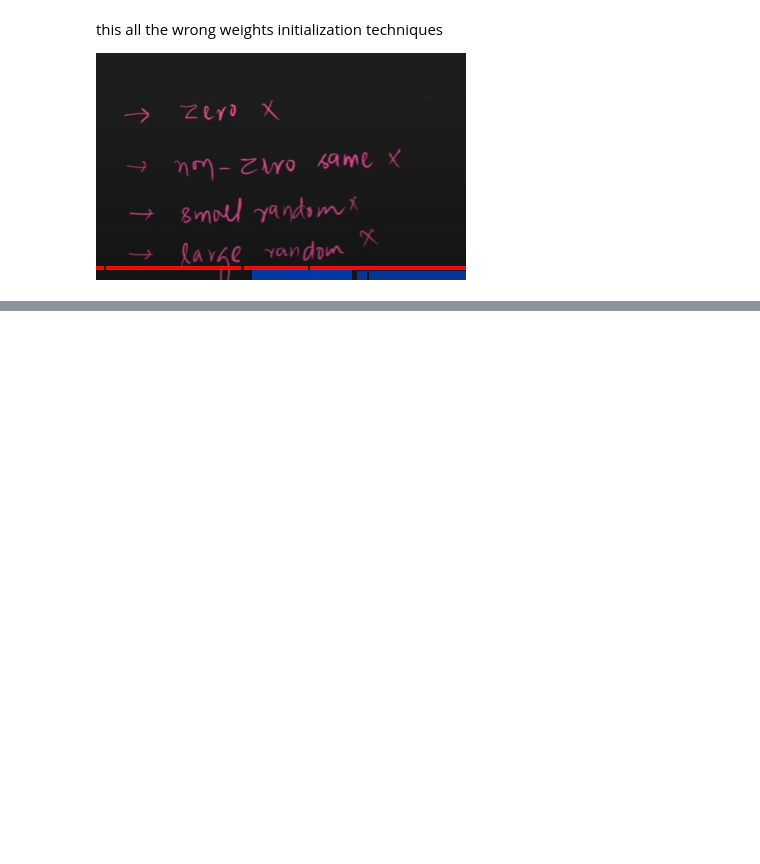
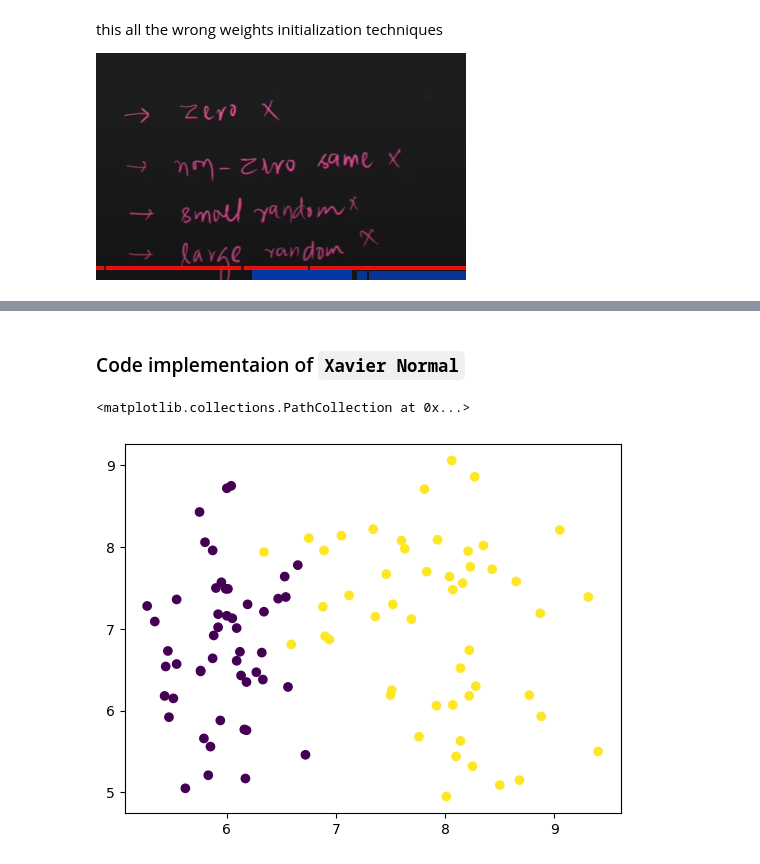
Before and after one commit to AM-Ankitgit/Complete-Deep-Learning-Algorithms, a Jupyter notebook: Activation Function/Weight Initialization Techiques.ipynb, the cells around one changed output, grey strips where cells are left out. Drawn from its saved outputs; the diff is of its cells as text; code cells hidden in the pictures; blank space fills up the shorter version.

```diff
--- a/Activation Function/Weight Initialization Techiques.ipynb
+++ b/Activation Function/Weight Initialization Techiques.ipynb
@@ -173,0 +205,10 @@ this all the wrong weights initialization techniques
+# %% [markdown]
+### Code implementaion of `Xavier Normal`
+# %%
+import matplotlib.pyplot as plt
+import seaborn as sns
+# print(X)
+plt.scatter(X.iloc[:,0],X.iloc[:,1],c=y)
+# %% [output]
+<matplotlib.collections.PathCollection at 0x...>
+[figure, added]
```
Also changed, not shown: parts of 15 cells of this notebook, 3 other files.
